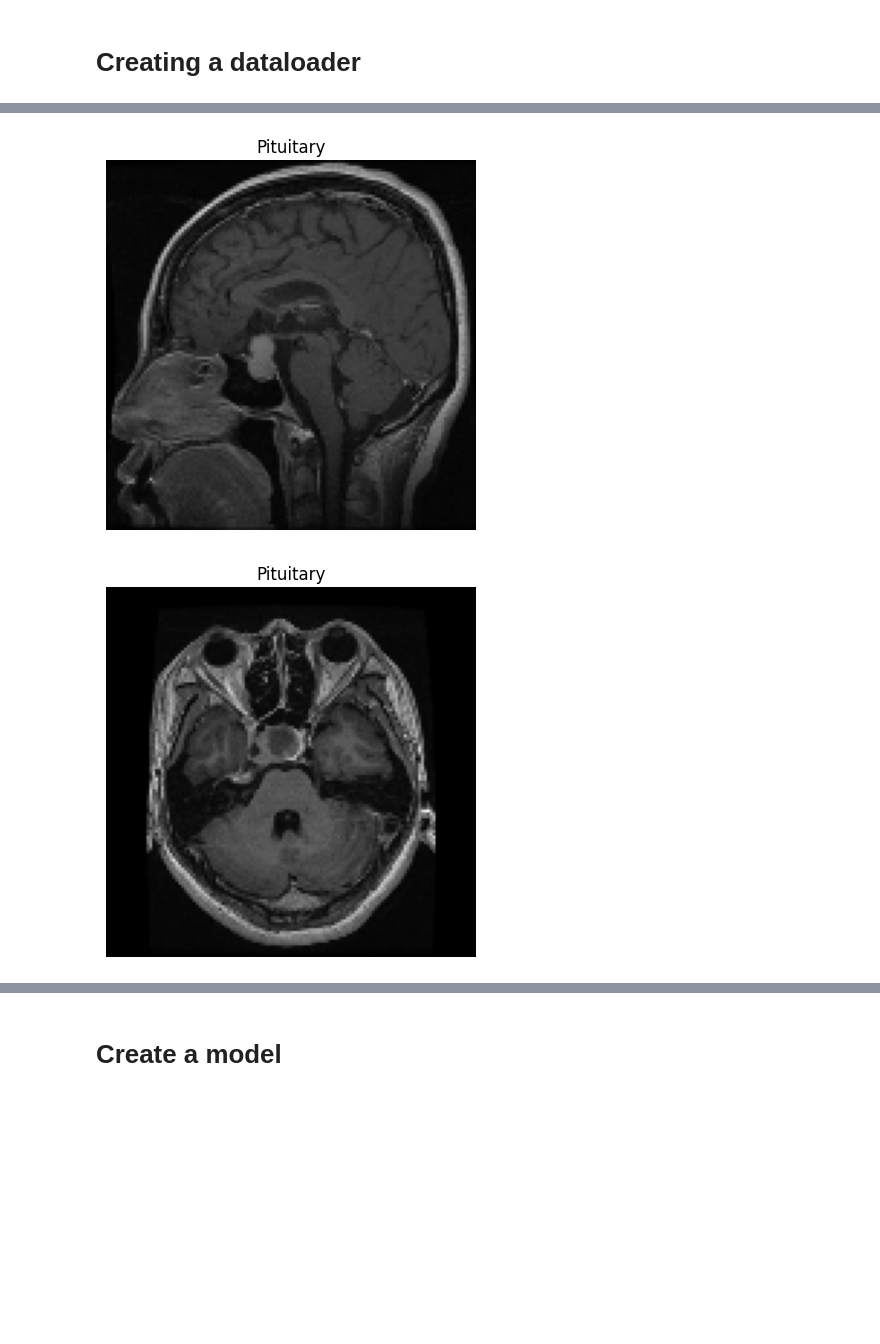
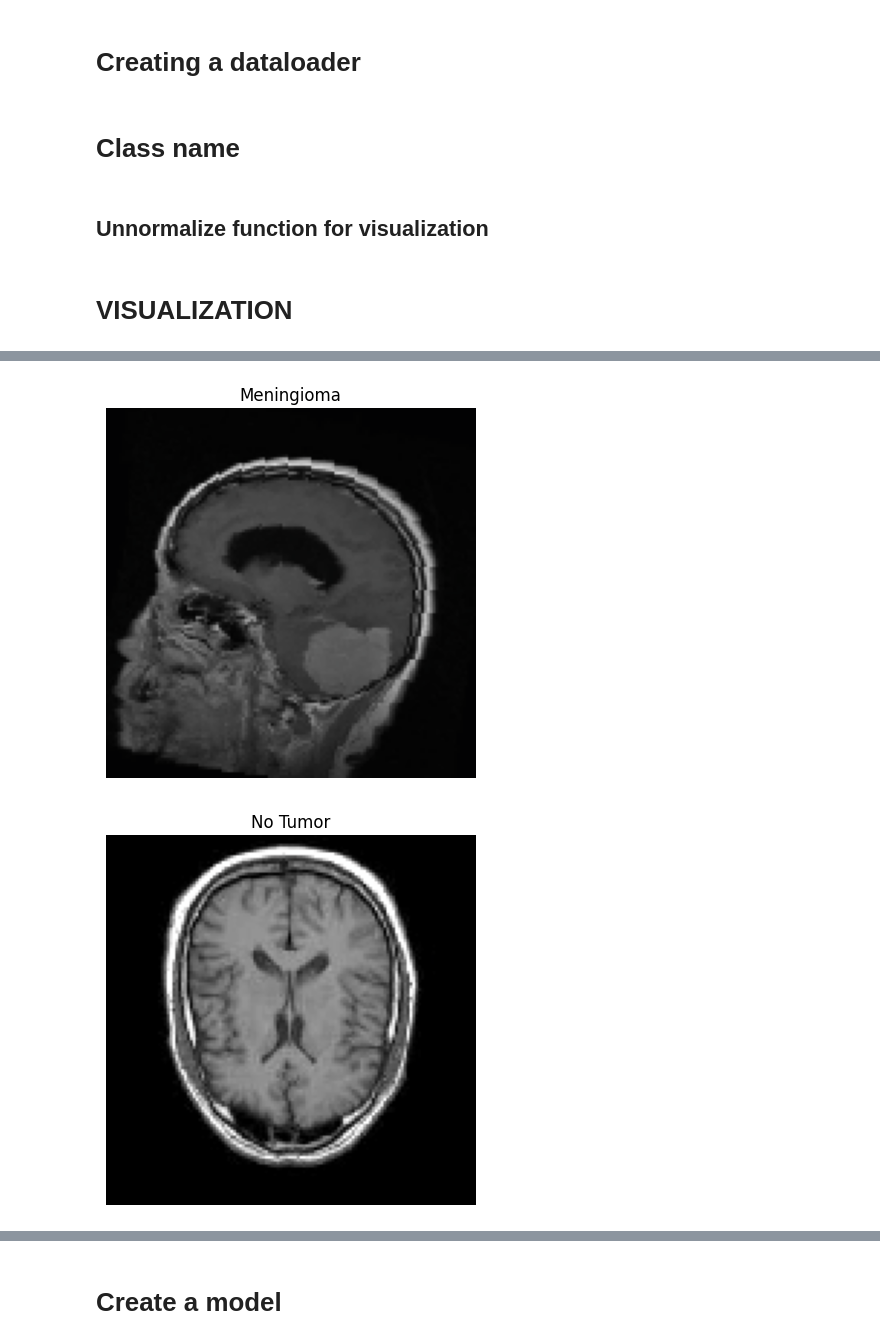
Before and after one commit to ARTiwary/MRI-brain-tumour-detection-with-gesture-control-, a Jupyter notebook: MRI-brain-tumour-detection-with-gesture-control-/MRI/Class-MRI-Brain-Tumor-Detector-checkpoint.ipynb, the cells around one changed output, grey strips where cells are left out. Cells and saved outputs as stored; diff of their text form; code cells hidden in the pictures; blank space fills up the shorter version.

```diff
--- a/MRI-brain-tumour-detection-with-gesture-control-/MRI/Class-MRI-Brain-Tumor-Detector-checkpoint.ipynb
+++ b/MRI-brain-tumour-detection-with-gesture-control-/MRI/Class-MRI-Brain-Tumor-Detector-checkpoint.ipynb
@@ -7,9 +7,13 @@ Dataset link: https://www.kaggle.com/datasets/masoudnickparvar/brain-tumor-mri-d
 # %%
 import numpy as np
 import torch
-from torch.utils.data import Dataset, DataLoader
+from torch.utils.data import Dataset, DataLoader, random_split
+import torch.nn as nn
 import glob
+import os
+import cv2
+%matplotlib inline
+import matplotlib
+matplotlib.rcParams['figure.dpi'] = 100
 import matplotlib.pyplot as plt
-from sklearn.metrics import confusion_matrix, accuracy_score
-import random
-import cv2
+from torchvision import transforms
@@ -252,0 +315,2 @@ Label: tensor(0)
+# %% [markdown]
+# Class name
@@ -253,20 +324,31 @@ Label: tensor(0)
+# %% [markdown]
+## Unnormalize function for visualization
+# %%
+def unnormalize(img_tensor):
+    """Convert normalized tensor back to displayable [0,1] image."""
+    mean = np.array([0.485, 0.456, 0.406])
+    std  = np.array([0.229, 0.224, 0.225])
+    img = img_tensor.permute(1, 2, 0).cpu().numpy()  # CHW → HWC
+    img = img * std + mean                            # undo normalization
+    img = np.clip(img, 0, 1)                          # clip to valid range
+    return img
+# %% [markdown]
+# VISUALIZATION
 # %%
-from torch.utils.data import DataLoader
-import matplotlib.pyplot as plt
-
+%matplotlib inline
 names = {0: "Glioma", 1: "Meningioma", 2: "Pituitary", 3: "No Tumor"}
 
-train_loader = DataLoader(train_dataset, batch_size=1, shuffle=True)
+train_loader_vis = DataLoader(train_dataset, batch_size=1, shuffle=True)
 
-for i, sample in enumerate(train_loader):
-    img = sample['image'].squeeze().permute(1, 2, 0).numpy()  # CHW → HWC
+for i, sample in enumerate(train_loader_vis):
+    img = unnormalize(sample['image'].squeeze(0))  # remove batch dim, then unnormalize
 
-
+    plt.figure()
     plt.imshow(img)
     plt.title(names[sample['label'].item()])
     plt.axis('off')
     plt.show()
 
-    if i == 5:  # show 6 images
+    if i == 5:
         break
 # %% [output]
@@ -276,2 +358,2 @@ for i, sample in enumerate(train_loader):
-[figure, old version]
+[figure, new version]
-[figure, old version]
+[figure, new version]
```
Also changed, not shown: parts of 23 cells of this notebook, 3 other files.
